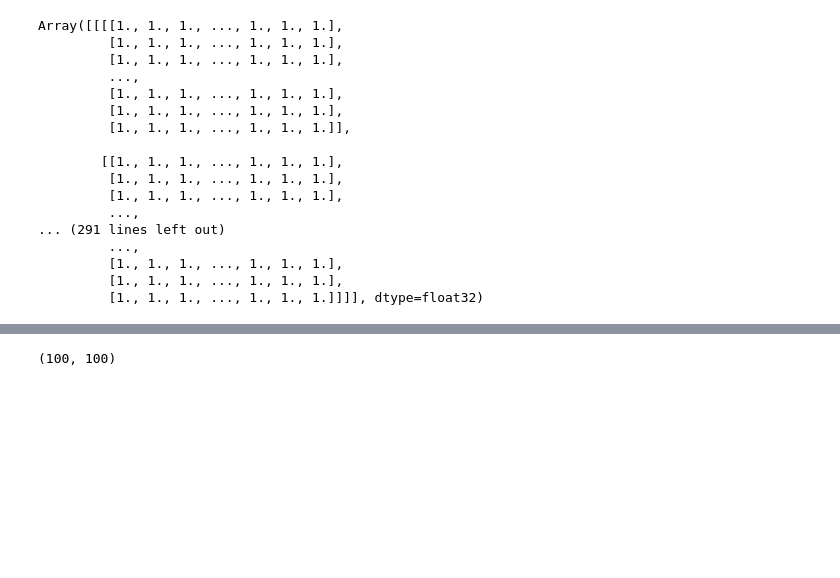
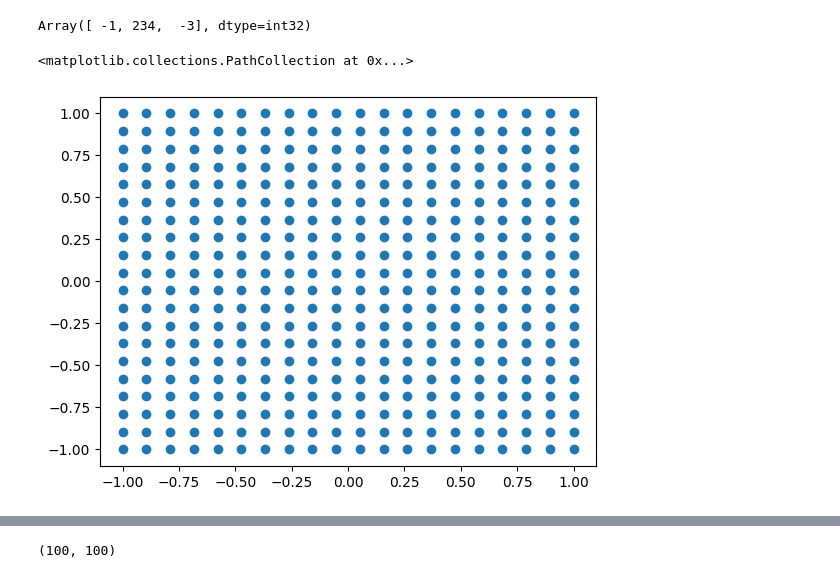
Before and after one commit to ExcitingSystems/exciting-environments, a Jupyter notebook: dev.ipynb, the cells around one changed output, grey strips where cells are left out. Cells and saved outputs as stored; diff of their text form; code cells hidden in the pictures; blank space fills up the shorter version.

```diff
--- a/dev.ipynb
+++ b/dev.ipynb
@@ -4,20 +53,8 @@ import jax
+# %%
+k=jnp.array([0,-1,234,0,-3])
+k[jnp.where(k!=0)]
+# %% [output]
+Array([ -1, 234,  -3], dtype=int32)
 # %%
-(jnp.ones(shape=[20 for _ in range(4)]))
+para = [jnp.linspace(-1, 1, 20) for _ in range(2)]
+hypercube_grid = jnp.meshgrid(*para)
-# %% [output]
-Array([[[[1., 1., 1., ..., 1., 1., 1.],
-         [1., 1., 1., ..., 1., 1., 1.],
-         [1., 1., 1., ..., 1., 1., 1.],
-         ...,
-         [1., 1., 1., ..., 1., 1., 1.],
-         [1., 1., 1., ..., 1., 1., 1.],
-         [1., 1., 1., ..., 1., 1., 1.]],
-
-        [[1., 1., 1., ..., 1., 1., 1.],
-         [1., 1., 1., ..., 1., 1., 1.],
-         [1., 1., 1., ..., 1., 1., 1.],
-         ...,
-... (291 lines left out)
-         ...,
-         [1., 1., 1., ..., 1., 1., 1.],
-         [1., 1., 1., ..., 1., 1., 1.],
-         [1., 1., 1., ..., 1., 1., 1.]]]], dtype=float32)
@@ -25,0 +61,2 @@ Array([[[[1., 1., 1., ..., 1., 1., 1.],
+# %%
+af=jax.lax.reshape(jnp.array(hypercube_grid), (2,20**2))
@@ -26,3 +66,8 @@ Array([[[[1., 1., 1., ..., 1., 1., 1.],
+# %%
+plt.scatter(af[0],af[1])
+# %% [output]
+<matplotlib.collections.PathCollection at 0x...>
+[figure, added]
 # %%
 points=100
 para=[jnp.linspace(-1, 1, points) for _ in range(2)]
```
Also changed, not shown: parts of 20 cells of this notebook, 3 other files.
